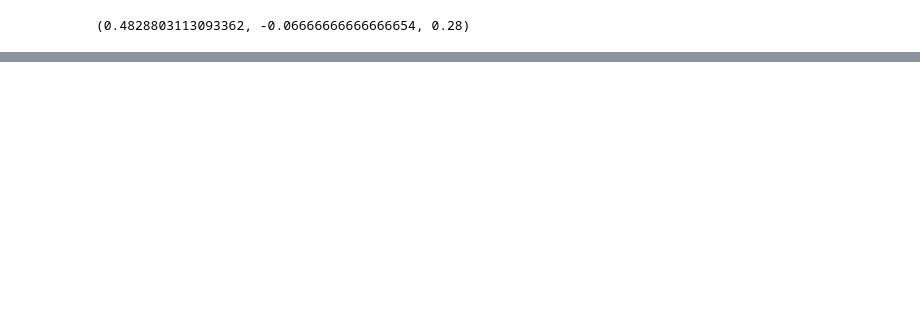
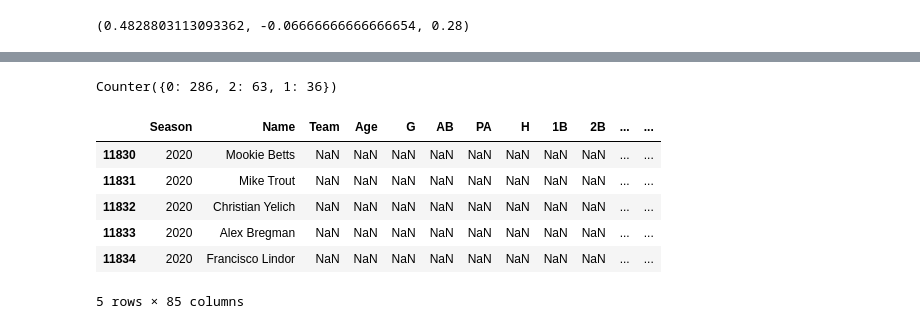
Before and after one commit to rileybuch/Fantasy-Baseball-Web-App, a Jupyter notebook: probability_predicted_batters.ipynb, the cells around one changed output, grey strips where cells are left out. Cells and saved outputs as stored; diff of their text form; code cells hidden in the pictures; blank space fills up the shorter version.

Commit message:
give risk factor value for 2020 batters

```diff
--- a/probability_predicted_batters.ipynb
+++ b/probability_predicted_batters.ipynb
@@ -360,0 +572,13 @@ determine_change_prob('AVG', 0.280, 27, 0.300, df2, mod_avg)
+# %%
+risk_features = sub.loc[:, ['key_mlbam'
+                            ,'prob_AVG_rank_grp'
+                            ,'prob_HR_rank_grp'
+                            ,'prob_R_rank_grp'
+                            ,'prob_RBI_rank_grp'
+                            ,'prob_SB_rank_grp'
+                            ,'prob_TB_rank_grp'
+                            ,'prob_OBP_rank_grp'
+                            ,'prob_SLG_rank_grp'
+                            ,'prev_season_days_injured']]
+
+risk_features.head()
@@ -360,0 +592,38 @@ determine_change_prob('AVG', 0.280, 27, 0.300, df2, mod_avg)
+# %%
+from sklearn.cluster import KMeans
+from collections import Counter, defaultdict
+
+
+kmeans = KMeans(n_clusters=3, random_state=2020).fit(risk_features.iloc[:,1:])
+
+print(Counter(kmeans.labels_))
+
+risk_features['overall_risk'] = 0
+
+for i,v in enumerate(kmeans.labels_):
+    risk_features.iloc[i,10] = v
+# %% [output]
+Counter({0: 286, 2: 63, 1: 36})
+# %%
+for i,r in sub.iterrows():
+    risk = risk_features[risk_features.key_mlbam == r.key_mlbam]
+    risk = risk.overall_risk.values[0]
+#     print(risk)
+#     break
+
+    sub.at[i,'overall_risk'] = risk
+# %%
+## risk encoding
+## 0 = low
+## 1 = high
+## 2 = medium
+
+sub.head()
+# %% [output]
+|  | Season | Name | Team | Age | G | AB | PA | H | 1B | 2B | ... | ... |
+| 11830 | 2020 | Mookie Betts | NaN | NaN | NaN | NaN | NaN | NaN | NaN | NaN | ... | ... |
+| 11831 | 2020 | Mike Trout | NaN | NaN | NaN | NaN | NaN | NaN | NaN | NaN | ... | ... |
+| 11832 | 2020 | Christian Yelich | NaN | NaN | NaN | NaN | NaN | NaN | NaN | NaN | ... | ... |
+| 11833 | 2020 | Alex Bregman | NaN | NaN | NaN | NaN | NaN | NaN | NaN | NaN | ... | ... |
+| 11834 | 2020 | Francisco Lindor | NaN | NaN | NaN | NaN | NaN | NaN | NaN | NaN | ... | ... |
+5 rows × 85 columns
```
Also changed, not shown: parts of 10 cells of this notebook.
